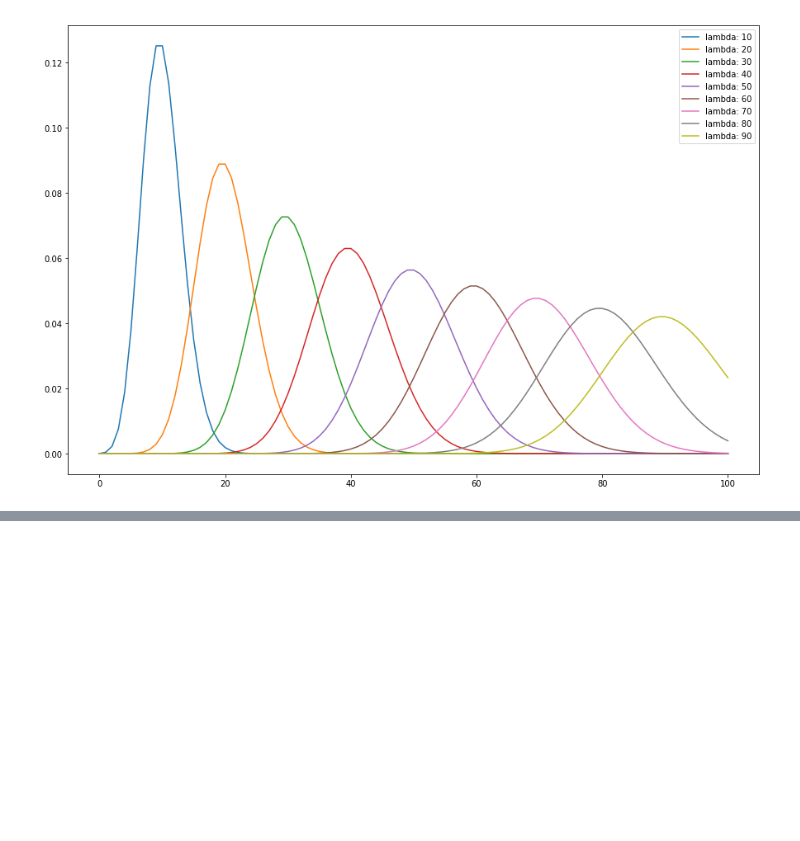
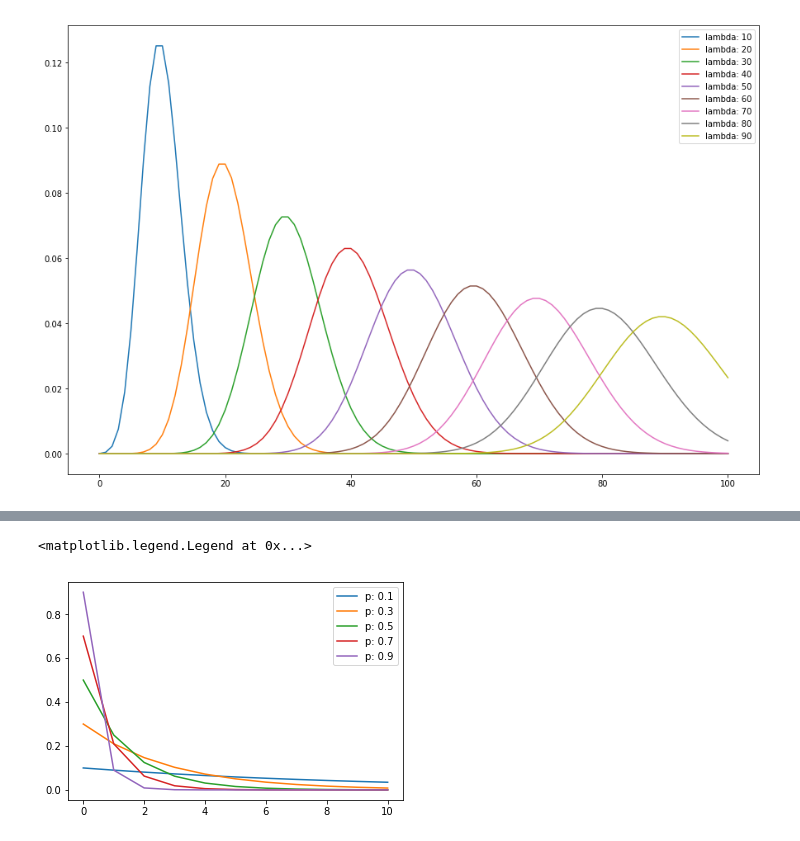
Before and after one commit to mlcow/prob-stats, a Jupyter notebook: Univariate_parametric_distributions.ipynb, the cells around one changed output, grey strips where cells are left out. Cells and saved outputs as stored; diff of their text form; code cells hidden in the pictures; blank space fills up the shorter version.

```diff
--- a/Univariate_parametric_distributions.ipynb
+++ b/Univariate_parametric_distributions.ipynb
@@ -101,0 +125,15 @@ plt.legend()
+# %%
+def plot_geoemtric(p, n):
+  def geometric_f(x, p):
+    return p* (( 1 - p)**x)
+
+  x = np.arange(0, n+1)
+  y = [geometric_f(i, p) for i in x]
+  plt.plot(x, y, label="p: {}".format(p))
+# %%
+for i in np.arange(.1, 1, .2):
+  plot_geoemtric(i, 10)
+plt.legend()
+# %% [output]
+<matplotlib.legend.Legend at 0x...>
+[figure, added]
```
Also changed, not shown: parts of 10 cells of this notebook.
